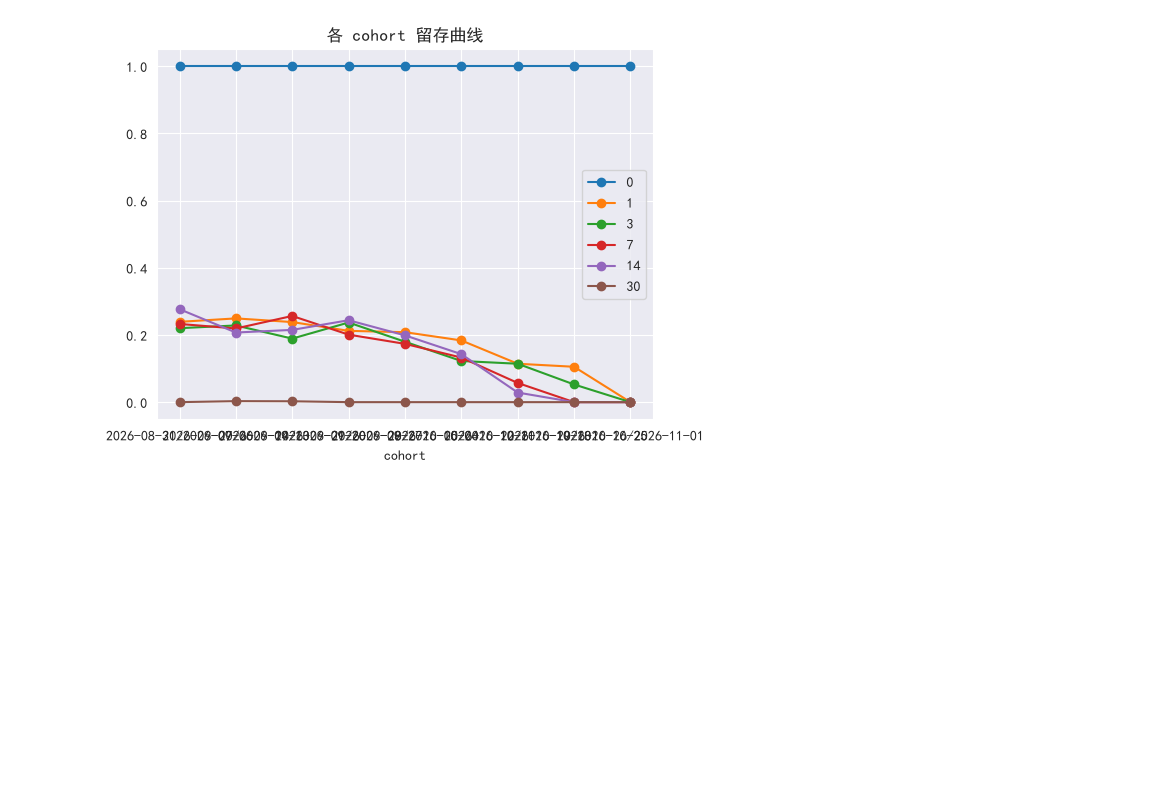
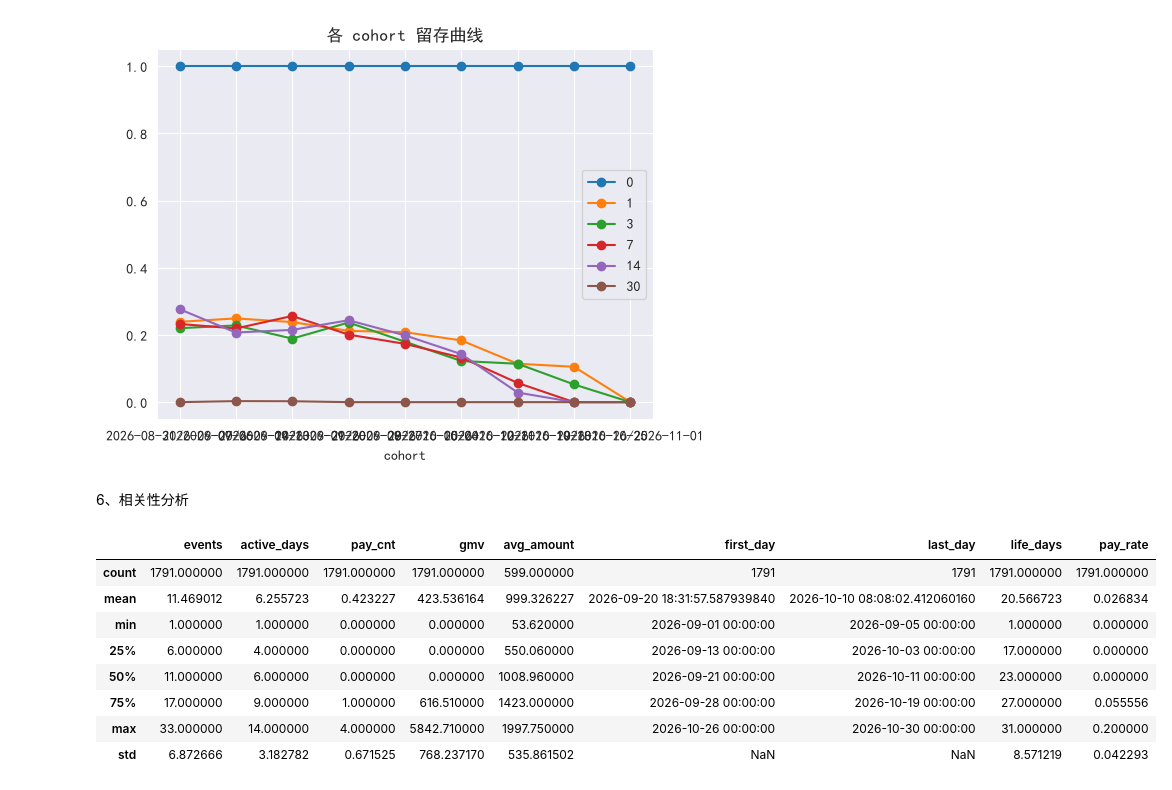
Before and after one commit to AAA-Smile/Data_Analysis_Process_Training, a Jupyter notebook: Python/analysis.ipynb, the cells around one changed output. Cells and saved outputs as stored; diff of their text form; code cells hidden in the pictures; blank space fills up the shorter version.

```diff
--- a/Python/analysis.ipynb
+++ b/Python/analysis.ipynb
@@ -329,3 +329,28 @@ retention.plot(marker="o", title="各 cohort 留存曲线")
 # %% [output]
 <Axes: title={'center': '各 cohort 留存曲线'}, xlabel='cohort'>
 [figure]
+# %% [markdown]
+6、相关性分析
+# %%
+user_agg = df1.groupby("user_id").agg(
+    events=("event_id", "count"),                          # 事件总数
+    active_days=("date", "nunique"),                       # 活跃天数
+    pay_cnt=("event_type", lambda s: (s == "pay").sum()),  # 支付次数
+    gmv=("amount", "sum"),                                 # 总消费金额
+    avg_amount=("amount", lambda s: s[s > 0].mean()),      # 单笔均值（仅 pay）
+    first_day=("date", "min"),
+    last_day=("date", "max"),
+)
+user_agg["life_days"] = (user_agg["last_day"] - user_agg["first_day"]).dt.days + 1
+user_agg["pay_rate"] = user_agg["pay_cnt"] / user_agg["events"]
+user_agg.describe()
+# %% [output]
+|  | events | active_days | pay_cnt | gmv | avg_amount | first_day | last_day | life_days | pay_rate |
+| count | 1791.000000 | 1791.000000 | 1791.000000 | 1791.000000 | 599.000000 | 1791 | 1791 | 1791.000000 | 1791.000000 |
+| mean | 11.469012 | 6.255723 | 0.423227 | 423.536164 | 999.326227 | 2026-09-20 18:31:57.587939840 | 2026-10-10 08:08:02.412060160 | 20.566723 | 0.026834 |
+| min | 1.000000 | 1.000000 | 0.000000 | 0.000000 | 53.620000 | 2026-09-01 00:00:00 | 2026-09-05 00:00:00 | 1.000000 | 0.000000 |
+| 25% | 6.000000 | 4.000000 | 0.000000 | 0.000000 | 550.060000 | 2026-09-13 00:00:00 | 2026-10-03 00:00:00 | 17.000000 | 0.000000 |
+| 50% | 11.000000 | 6.000000 | 0.000000 | 0.000000 | 1008.960000 | 2026-09-21 00:00:00 | 2026-10-11 00:00:00 | 23.000000 | 0.000000 |
+| 75% | 17.000000 | 9.000000 | 1.000000 | 616.510000 | 1423.000000 | 2026-09-28 00:00:00 | 2026-10-19 00:00:00 | 27.000000 | 0.055556 |
+| max | 33.000000 | 14.000000 | 4.000000 | 5842.710000 | 1997.750000 | 2026-10-26 00:00:00 | 2026-10-30 00:00:00 | 31.000000 | 0.200000 |
+| std | 6.872666 | 3.182782 | 0.671525 | 768.237170 | 535.861502 | NaN | NaN | 8.571219 | 0.042293 |
```
Also changed, not shown: parts of 3 cells of this notebook, 1 other file.
